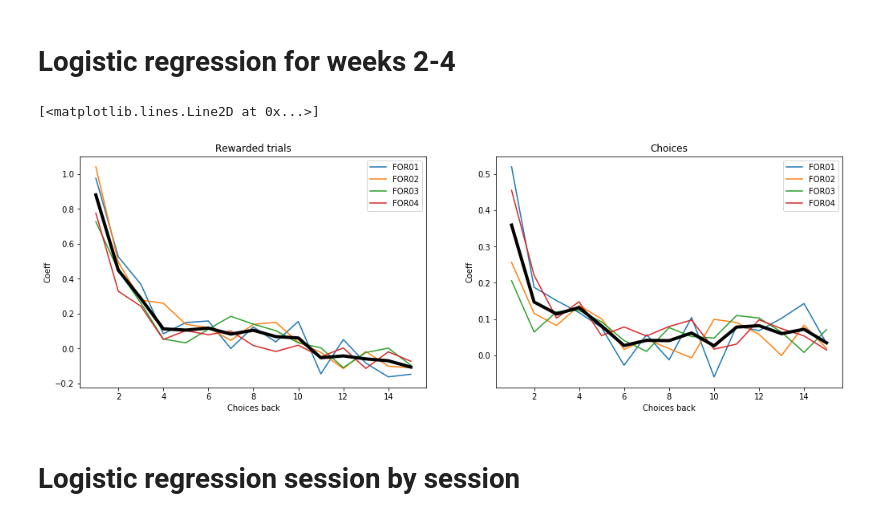
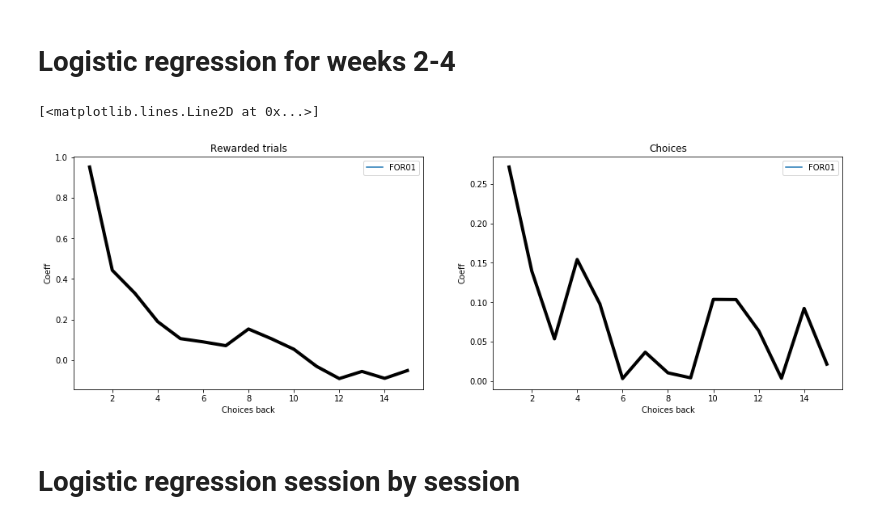
Before and after one commit to rozmar/DataPipeline, a Jupyter notebook: foraging_analysis.ipynb, the cells around one changed output. Saved outputs shown, nothing was run; the diff lists cells and outputs as text; code cells hidden in the pictures.

```diff
--- a/foraging_analysis.ipynb
+++ b/foraging_analysis.ipynb
@@ -50,7 +50,9 @@ Text(0.5, 1.0, 'Autowater')
 # reaction times for the last session:
 The first two mice (Bari-Cohen training) are trying to guess the GO cue
 # %%
-
+df_subject_wr=pd.DataFrame(lab.WaterRestriction() * experiment.Session() * experiment.SessionDetails)
+subject_names = df_subject_wr['water_restriction_number'].unique()
+subject_names.sort()
 
 fig=plt.figure()
 ax_RT = list()
@@ -83,6 +85,12 @@ Sessions 12-19: same as above but two bpods controlled from the same PC
 Sessions 19- : zaber motor is directly triggered
 # %%
 #%% licks on miss trials
+
+df_subject_wr=pd.DataFrame(lab.WaterRestriction() * experiment.Session() * experiment.SessionDetails)
+subject_names = df_subject_wr['water_restriction_number'].unique()
+subject_names.sort()
+
+
 df_misslicknums = pd.DataFrame()
 fig=plt.figure()
 ax_misslick = fig.add_axes([0,0,1,.8])
@@ -142,29 +159,32 @@ plot_block_switches(sessions = [22, 28])
 # %% [markdown]
 # Logistic regression for weeks 2-4
 # %%
+df_subject_wr=pd.DataFrame(lab.WaterRestriction() * experiment.Session() * experiment.SessionDetails)
+subject_names = df_subject_wr['water_restriction_number'].unique()
+subject_names.sort()
 df_coeff = pd.DataFrame(behavioranal.SubjectFittedChoiceCoefficients())
 fig=plt.figure()
 ax1=fig.add_axes([0,0,1,1])
 ax2=fig.add_axes([1.2,0,1,1])
 for wr_name in subject_names:
     subject_id = (lab.WaterRestriction() & 'water_restriction_number = "'+wr_name+'"').fetch('subject_id')[0]
     idx = df_coeff['subject_id']==subject_id
     if sum(idx) == 1:
         ax1.plot(range(1,len(df_coeff['coefficients_rewards_subject'].mean())+1),df_coeff['coefficients_rewards_subject'][idx].values[0])
         ax2.plot(range(1,len(df_coeff['coefficients_rewards_subject'].mean())+1),df_coeff['coefficients_choices_subject'][idx].values[0])
 ax1.set_xlabel('Choices back')
 ax1.set_ylabel('Coeff')
 ax1.set_title('Rewarded trials')
 ax1.legend(subject_names)
 ax2.set_xlabel('Choices back')
 ax2.set_ylabel('Coeff')
 ax2.set_title('Choices')
 ax2.legend(subject_names)
 ax1.plot(range(1,len(df_coeff['coefficients_rewards_subject'].mean())+1),df_coeff['coefficients_rewards_subject'].mean(),'k-',linewidth = 4)
 ax2.plot(range(1,len(df_coeff['coefficients_rewards_subject'].mean())+1),df_coeff['coefficients_choices_subject'].mean(),'k-',linewidth = 4)
 # %% [output]
 [<matplotlib.lines.Line2D at 0x...>]
-[figure, old version]
+[figure, new version]
 # %% [markdown]
 # Logistic regression session by session
 # %%
```
Also changed, not shown: parts of 8 cells of this notebook.
